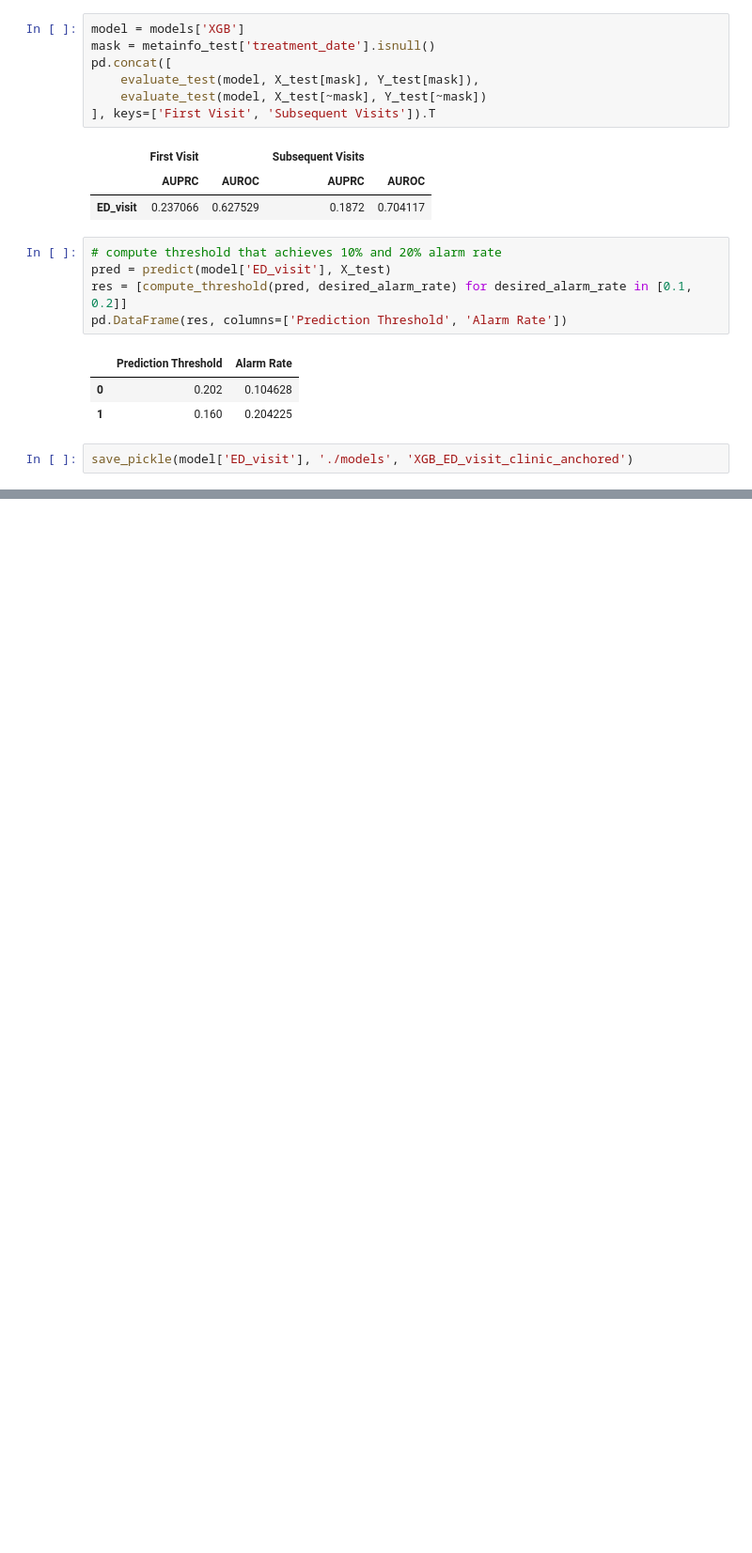
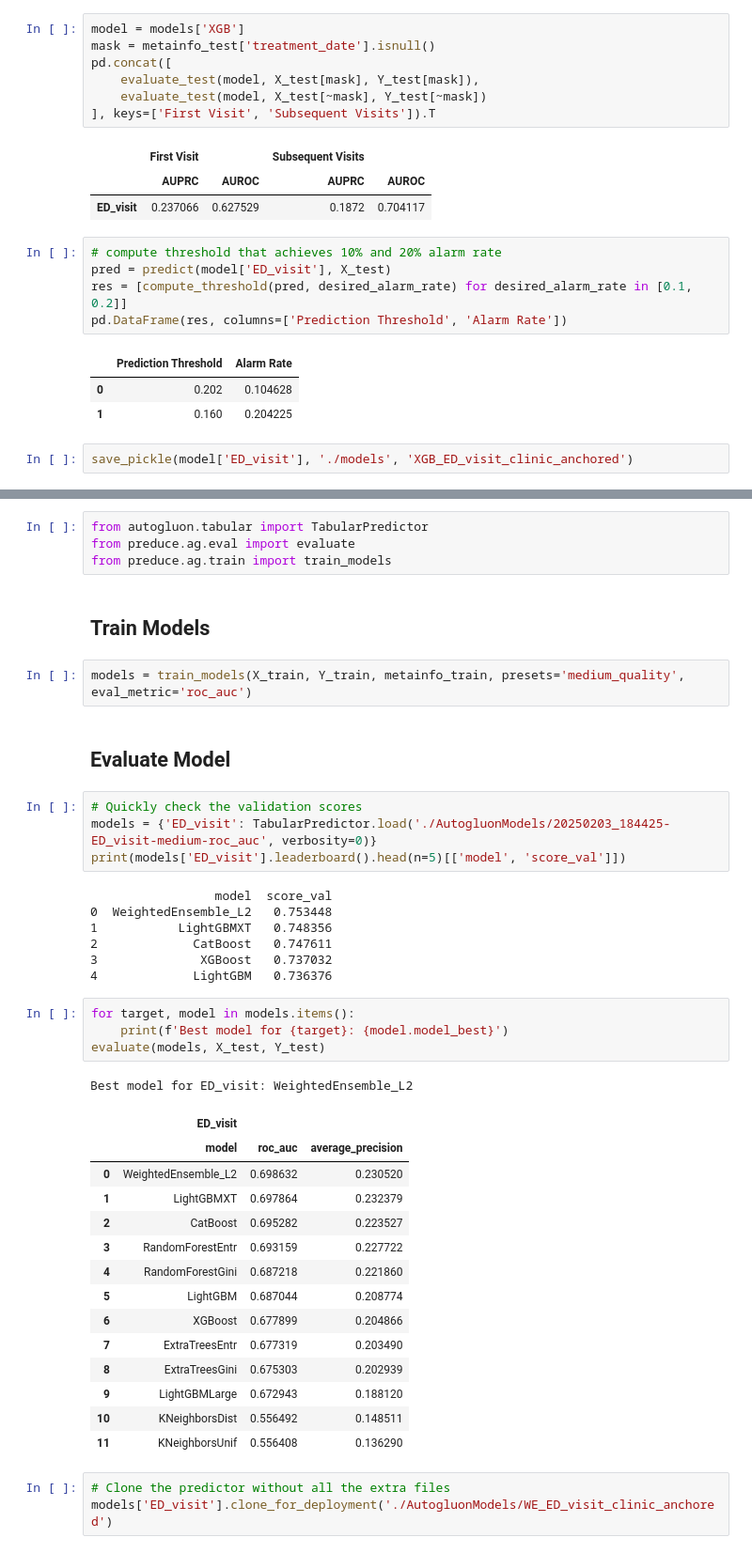
Before and after one commit to ml4oncology/PredUCE, a Jupyter notebook: notebooks/acu/2. Clinic-Centered-Emerg-Pred.ipynb, the cells around one changed output, grey strips where cells are left out. Shown: that part at 94% size. Drawn from its saved outputs; the diff is of its cells as text; blank space fills up the shorter version.

```diff
--- a/notebooks/acu/2. Clinic-Centered-Emerg-Pred.ipynb
+++ b/notebooks/acu/2. Clinic-Centered-Emerg-Pred.ipynb
@@ -189,0 +197,44 @@ save_pickle(model['ED_visit'], './models', 'XGB_ED_visit_clinic_anchored')
+# %%
+from autogluon.tabular import TabularPredictor
+from preduce.ag.eval import evaluate
+from preduce.ag.train import train_models
+# %% [markdown]
+## Train Models
+# %%
+models = train_models(X_train, Y_train, metainfo_train, presets='medium_quality', eval_metric='roc_auc')
+# %% [markdown]
+## Evaluate Model
+# %%
+# Quickly check the validation scores
+models = {'ED_visit': TabularPredictor.load('./AutogluonModels/20250203_184425-ED_visit-medium-roc_auc', verbosity=0)}
+print(models['ED_visit'].leaderboard().head(n=5)[['model', 'score_val']])
+# %% [output]
+                 model  score_val
+0  WeightedEnsemble_L2   0.753448
+1           LightGBMXT   0.748356
+2             CatBoost   0.747611
+3              XGBoost   0.737032
+4             LightGBM   0.736376
+# %%
+for target, model in models.items():
+    print(f'Best model for {target}: {model.model_best}')
+evaluate(models, X_test, Y_test)
+# %% [output]
+Best model for ED_visit: WeightedEnsemble_L2
+|  | ED_visit |  |  |
+|  | model | roc_auc | average_precision |
+| 0 | WeightedEnsemble_L2 | 0.698632 | 0.230520 |
+| 1 | LightGBMXT | 0.697864 | 0.232379 |
+| 2 | CatBoost | 0.695282 | 0.223527 |
+| 3 | RandomForestEntr | 0.693159 | 0.227722 |
+| 4 | RandomForestGini | 0.687218 | 0.221860 |
+| 5 | LightGBM | 0.687044 | 0.208774 |
+| 6 | XGBoost | 0.677899 | 0.204866 |
+| 7 | ExtraTreesEntr | 0.677319 | 0.203490 |
+| 8 | ExtraTreesGini | 0.675303 | 0.202939 |
+| 9 | LightGBMLarge | 0.672943 | 0.188120 |
+| 10 | KNeighborsDist | 0.556492 | 0.148511 |
+| 11 | KNeighborsUnif | 0.556408 | 0.136290 |
+# %%
+# Clone the predictor without all the extra files
+models['ED_visit'].clone_for_deployment('./AutogluonModels/WE_ED_visit_clinic_anchored')
```
Also changed, not shown: parts of 7 cells of this notebook, 23 other files.
